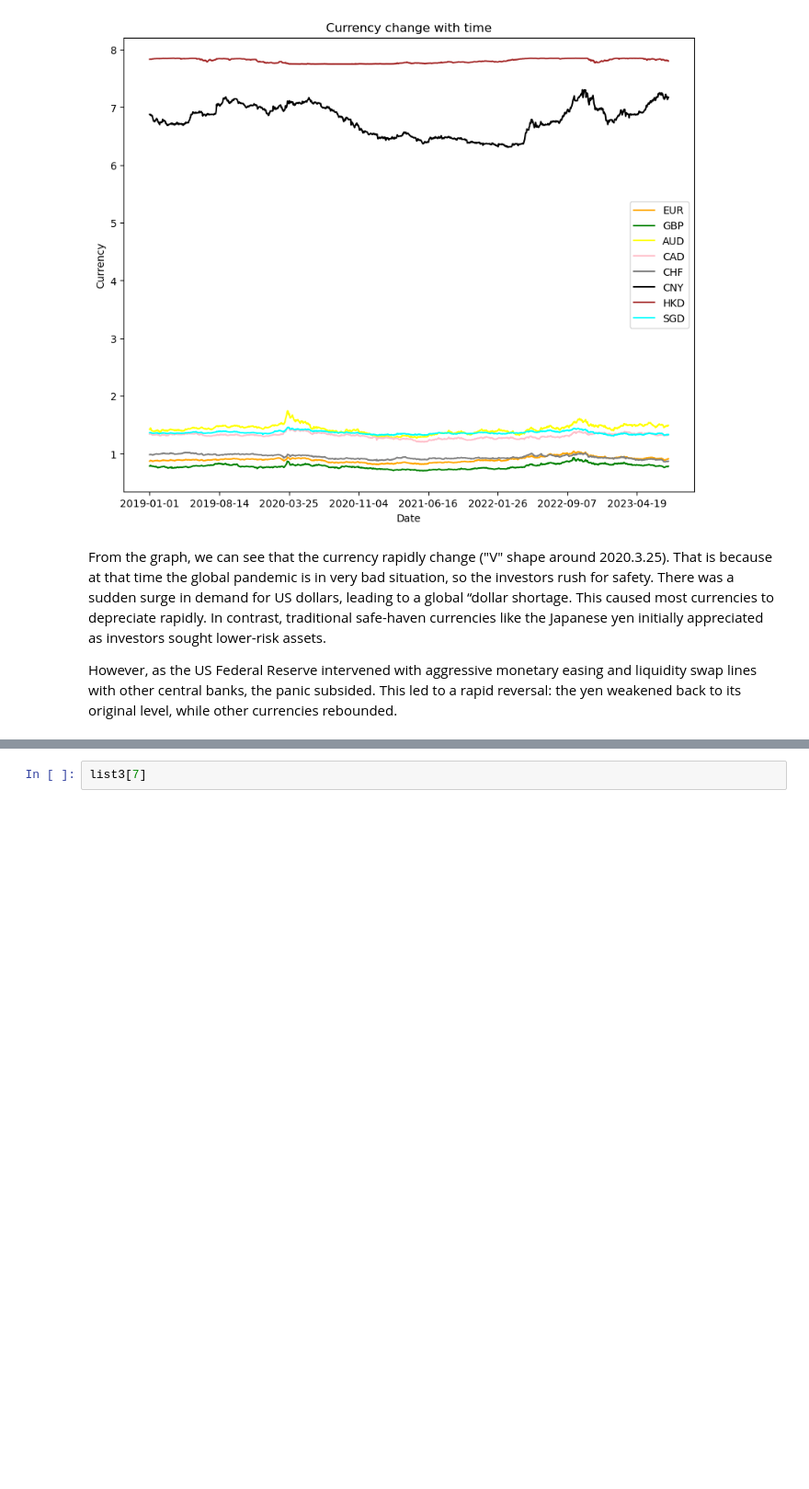
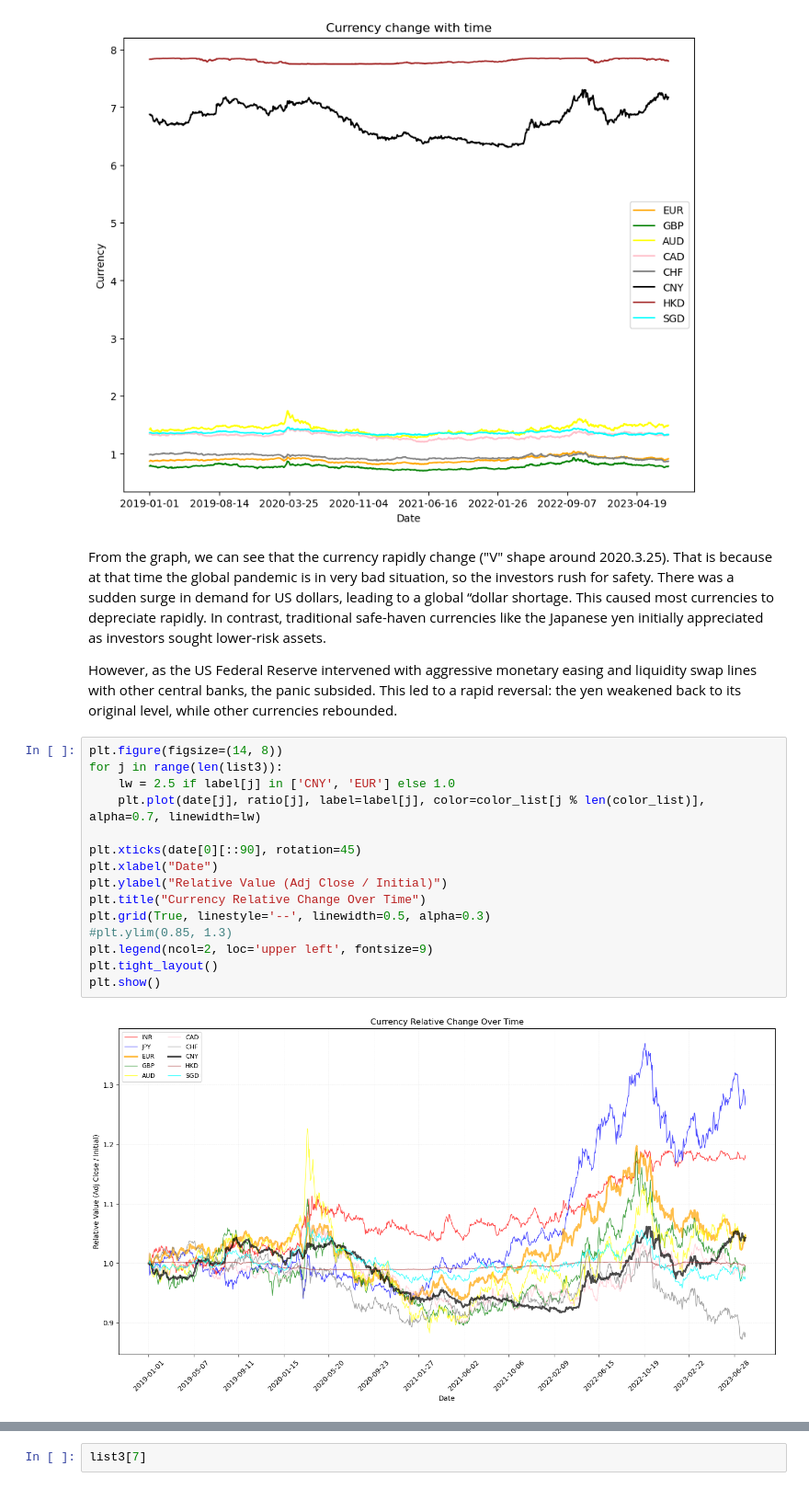
Before and after one commit to anapocai/Mooc_project, a Jupyter notebook: Xinyi.ipynb, the cells around one changed output, grey strips where cells are left out. Shown at 92% size. Cells and saved outputs as stored; diff of their text form; blank space fills up the shorter version.

```diff
--- a/Xinyi.ipynb
+++ b/Xinyi.ipynb
@@ -90,3 +111,20 @@ plt.show()
 From the graph, we can see that the currency rapidly change ("V" shape around 2020.3.25). That is because at that time the global pandemic is in very bad situation, so the investors rush for safety. There was a sudden surge in demand for US dollars, leading to a global “dollar shortage. This caused most currencies to depreciate rapidly. In contrast, traditional safe-haven currencies like the Japanese yen initially appreciated as investors sought lower-risk assets.
 
 However, as the US Federal Reserve intervened with aggressive monetary easing and liquidity swap lines with other central banks, the panic subsided. This led to a rapid reversal: the yen weakened back to its original level, while other currencies rebounded.
+# %%
+plt.figure(figsize=(14, 8))
+for j in range(len(list3)):
+    lw = 2.5 if label[j] in ['CNY', 'EUR'] else 1.0
+    plt.plot(date[j], ratio[j], label=label[j], color=color_list[j % len(color_list)], alpha=0.7, linewidth=lw)
+
+plt.xticks(date[0][::90], rotation=45)
+plt.xlabel("Date")
+plt.ylabel("Relative Value (Adj Close / Initial)")
+plt.title("Currency Relative Change Over Time")
+plt.grid(True, linestyle='--', linewidth=0.5, alpha=0.3)
+#plt.ylim(0.85, 1.3)
+plt.legend(ncol=2, loc='upper left', fontsize=9)
+plt.tight_layout()
+plt.show()
+# %% [output]
+[figure, added]
```
Also changed, not shown: parts of 7 cells of this notebook.
